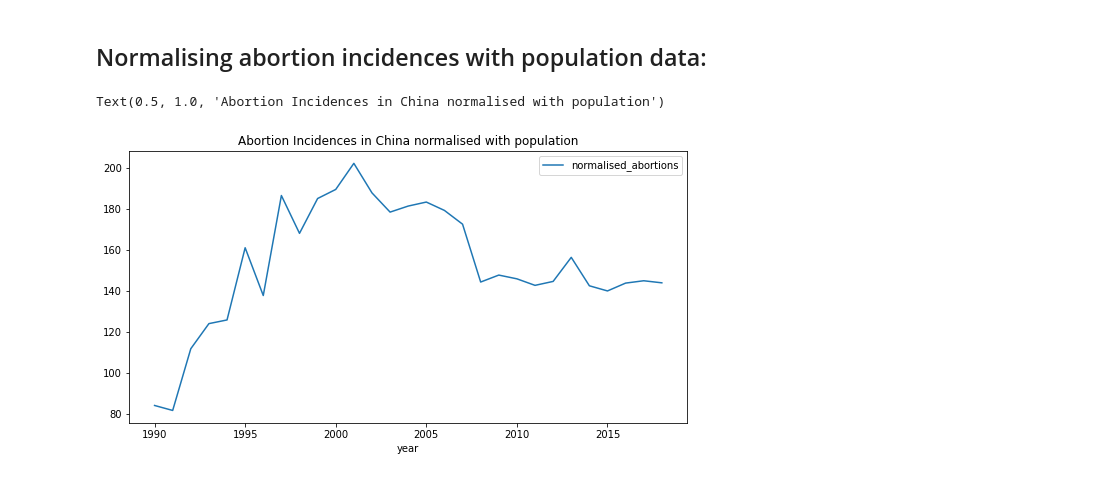
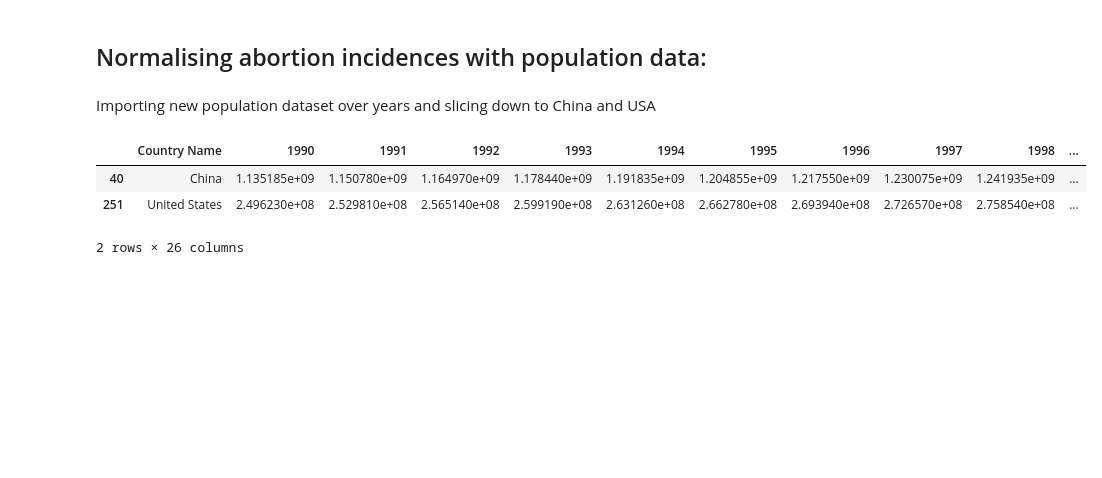
Before and after one commit to evo3000/data_project, a Jupyter notebook: data_project_abortion_incidence.ipynb, the cells around one changed output. Drawn from its saved outputs; the diff is of its cells as text; code cells hidden in the pictures; blank space fills up the shorter version.

```diff
--- a/data_project_abortion_incidence.ipynb
+++ b/data_project_abortion_incidence.ipynb
@@ -323,22 +341,20 @@ Text(0, 0.5, 'No. of abortions')
 # %% [markdown]
 ## Normalising abortion incidences with population data:
+# %% [markdown]
+Importing new population dataset over years and slicing down to China and USA
 # %%
 pop_df = pd.read_csv("API_SP.POP.TOTL_DS2_en_csv_v2_4413579.csv")
 
 columns = ["Country Name"]
 years = []
-for i in range(1990,2019):
+for i in range(1990,2015):
     years.append(str(i))
 columns = columns + years
 
-pop_df_cutdown = pop_df.loc[(pop_df["Country Name"] == "China") | (pop_df["Country Name"] == "Australia")].loc[:, columns]
-
-df_china_pop = pop_df_cutdown[pop_df_cutdown["Country Name"] == "China"].transpose().reset_index().rename(columns={'index': 'year', 40: 'pop'}).drop(0).reset_index(drop=True)
-df_china_abortion = df[df.country == "China"].groupby("yearstart").sum().numberofabortions.reset_index()
-df_china_pop["normalised_abortions"] = df_china_pop["pop"].div(df_china_abortion["numberofabortions"].values)
-df_china_pop.plot(x='year',y='normalised_abortions')
-
-plt.title("Abortion Incidences in China normalised with population")
+pop_df_cutdown = pop_df.loc[(pop_df["Country Name"] == "China") | (pop_df["Country Name"] == "United States")].loc[:, columns]
+pop_df_cutdown
 # %% [output]
+|  | Country Name | 1990 | 1991 | 1992 | 1993 | 1994 | 1995 | 1996 | 1997 | 1998 | ... |
+| 40 | China | 1.135185e+09 | 1.150780e+09 | 1.164970e+09 | 1.178440e+09 | 1.191835e+09 | 1.204855e+09 | 1.217550e+09 | 1.230075e+09 | 1.241935e+09 | ... |
+| 251 | United States | 2.496230e+08 | 2.529810e+08 | 2.565140e+08 | 2.599190e+08 | 2.631260e+08 | 2.662780e+08 | 2.693940e+08 | 2.726570e+08 | 2.758540e+08 | ... |
-Text(0.5, 1.0, 'Abortion Incidences in China normalised with population')
+2 rows × 26 columns
-[figure, removed]
```
Also changed, not shown: parts of 9 cells of this notebook.
